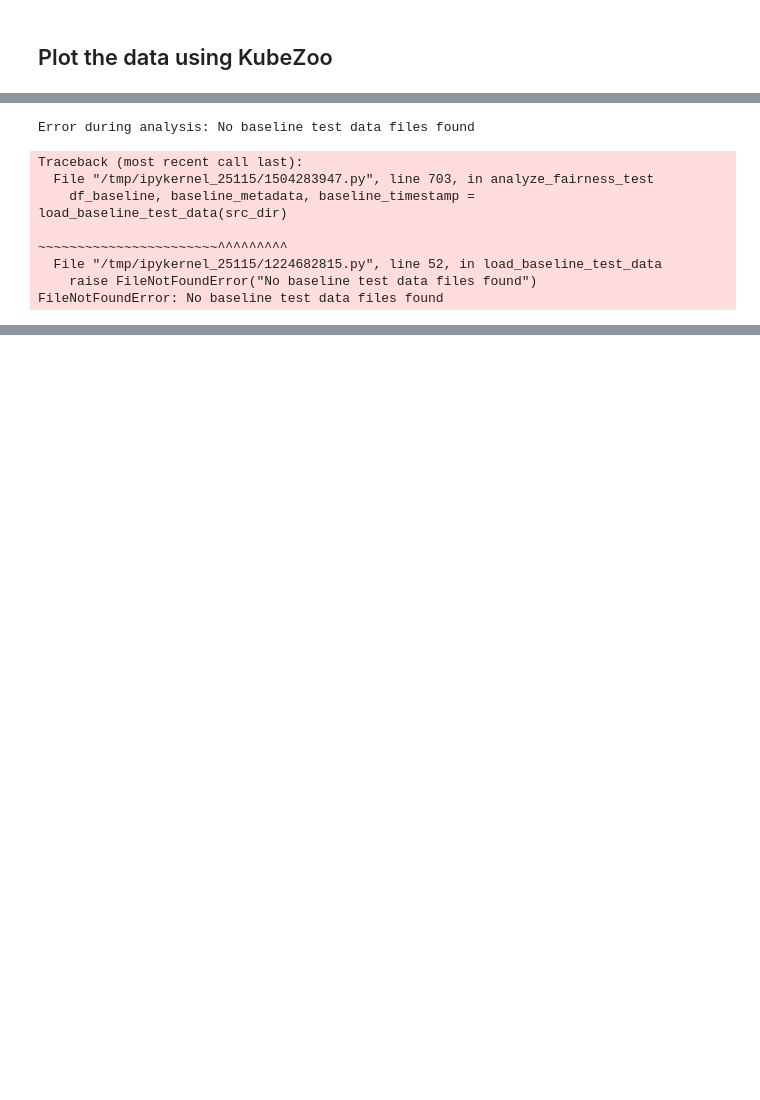
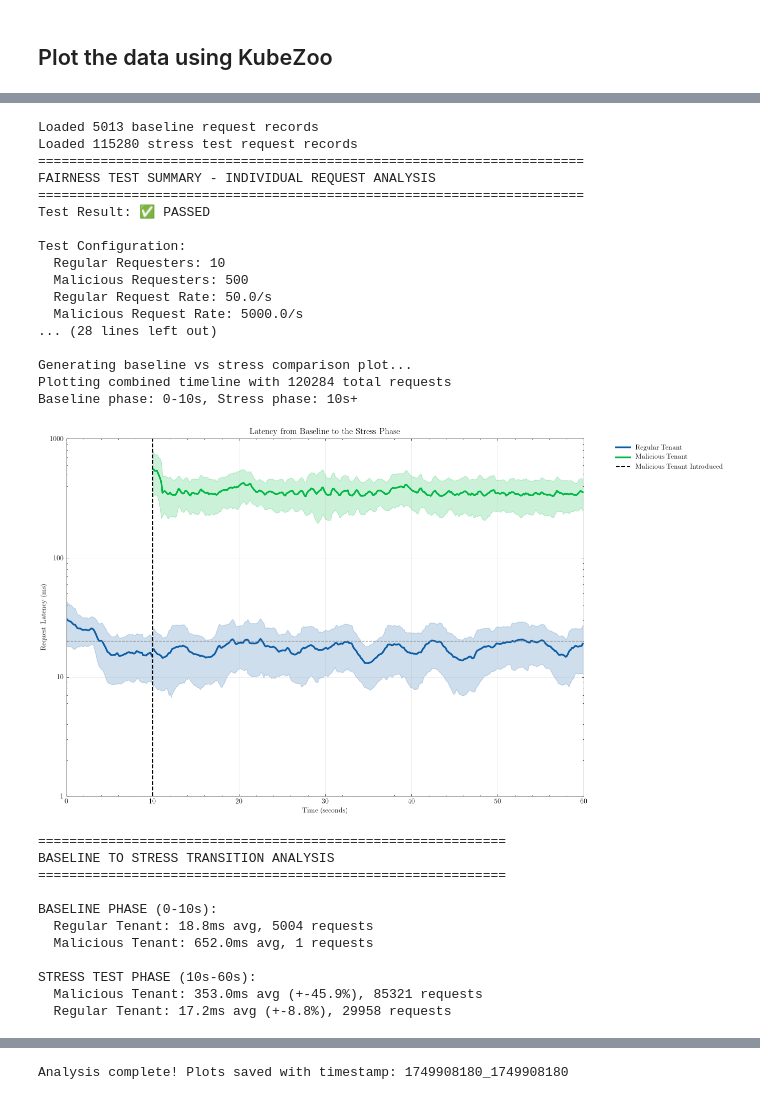
Before and after one commit to attilio-oliva/kumuteva, a Jupyter notebook: fairness_results/fairness_analyzer.ipynb, the cells around one changed output, grey strips where cells are left out. Cells and saved outputs as stored; diff of their text form; code cells hidden in the pictures; blank space fills up the shorter version.

```diff
--- a/fairness_results/fairness_analyzer.ipynb
+++ b/fairness_results/fairness_analyzer.ipynb
@@ -1216,13 +1565,34 @@ Traceback (most recent call last):
 FileNotFoundError: No baseline test data files found
 # %%
 # Run the analysis
-df, metadata = analyze_fairness_test("./60_sec/kubevirt/data", "./60_sec/kubevirt/results")
+analyze_fairness_test("./60_sec/kubevirt/data", "./60_sec/kubevirt/results")
 # %% [output]
-Error during analysis: No baseline test data files found
+Loaded 5013 baseline request records
+Loaded 115280 stress test request records
+======================================================================
+FAIRNESS TEST SUMMARY - INDIVIDUAL REQUEST ANALYSIS
+======================================================================
+Test Result: ✅ PASSED
+
+Test Configuration:
+  Regular Requesters: 10
+  Malicious Requesters: 500
+  Regular Request Rate: 50.0/s
+  Malicious Request Rate: 5000.0/s
+... (28 lines left out)
+
+Generating baseline vs stress comparison plot...
+Plotting combined timeline with 120284 total requests
+Baseline phase: 0-10s, Stress phase: 10s+
+[figure, added]
-Traceback (most recent call last):
-  File "/tmp/ipykernel_25115/1504283947.py", line 703, in analyze_fairness_test
-    df_baseline, baseline_metadata, baseline_timestamp = load_baseline_test_data(src_dir)
-                                                         ~~~~~~~~~~~~~~~~~~~~~~~^^^^^^^^^
-  File "/tmp/ipykernel_25115/1224682815.py", line 52, in load_baseline_test_data
-    raise FileNotFoundError("No baseline test data files found")
-FileNotFoundError: No baseline test data files found
+============================================================
+BASELINE TO STRESS TRANSITION ANALYSIS
+============================================================
+
+BASELINE PHASE (0-10s):
+  Regular Tenant: 18.8ms avg, 5004 requests
+  Malicious Tenant: 652.0ms avg, 1 requests
+
+STRESS TEST PHASE (10s-60s):
+  Malicious Tenant: 353.0ms avg (+-45.9%), 85321 requests
+  Regular Tenant: 17.2ms avg (+-8.8%), 29958 requests
@@ -1228,0 +1603 @@ FileNotFoundError: No baseline test data files found
+Analysis complete! Plots saved with timestamp: 1749908180_1749908180
```
Also changed, not shown: parts of 11 cells of this notebook.
